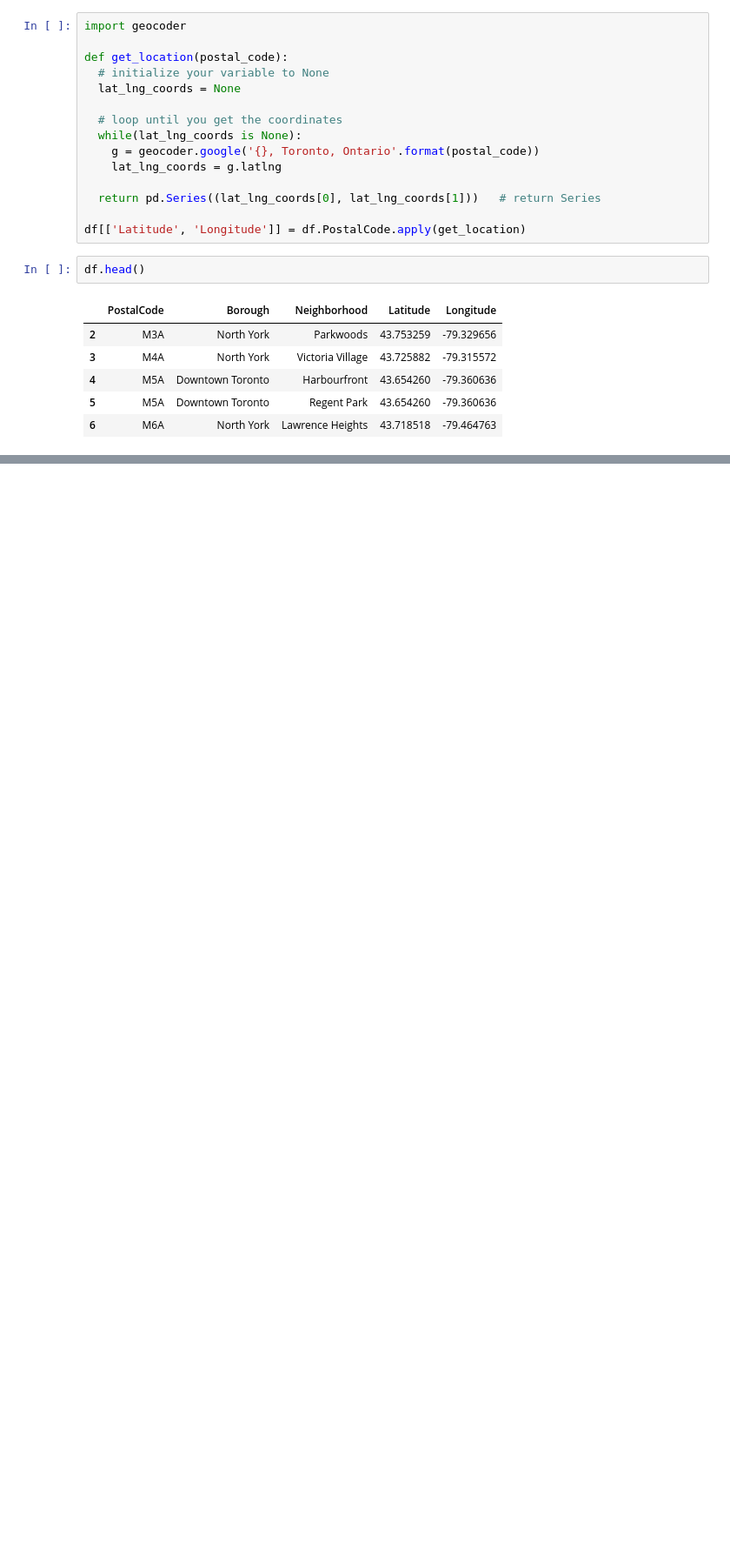
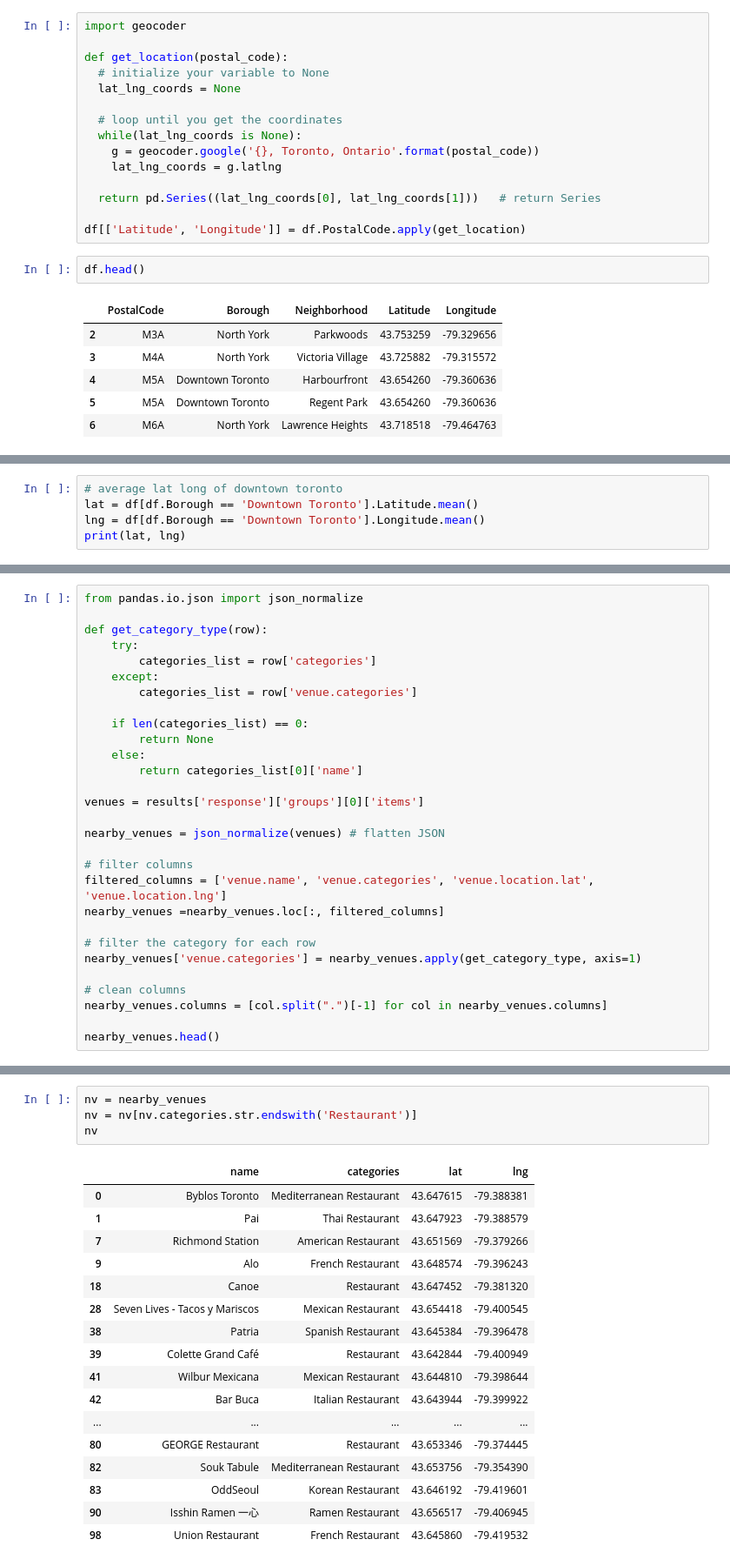
Before and after one commit to uuriter/capstone, a Jupyter notebook: Capstone.ipynb, the cells around one changed output, grey strips where cells are left out. Shown: that part at 87% size. Saved outputs shown, nothing was run; the diff lists cells and outputs as text; blank space fills up the shorter version.

```diff
--- a/Capstone.ipynb
+++ b/Capstone.ipynb
@@ -139,0 +132,5 @@ df.head()
+# %%
+# average lat long of downtown toronto
+lat = df[df.Borough == 'Downtown Toronto'].Latitude.mean()
+lng = df[df.Borough == 'Downtown Toronto'].Longitude.mean()
+print(lat, lng)
@@ -139,0 +159,29 @@ df.head()
+# %%
+from pandas.io.json import json_normalize
+
+def get_category_type(row):
+    try:
+        categories_list = row['categories']
+    except:
+        categories_list = row['venue.categories']
+
+    if len(categories_list) == 0:
+        return None
+    else:
+        return categories_list[0]['name']
+
+venues = results['response']['groups'][0]['items']
+
+nearby_venues = json_normalize(venues) # flatten JSON
+
+# filter columns
+filtered_columns = ['venue.name', 'venue.categories', 'venue.location.lat', 'venue.location.lng']
+nearby_venues =nearby_venues.loc[:, filtered_columns]
+
+# filter the category for each row
+nearby_venues['venue.categories'] = nearby_venues.apply(get_category_type, axis=1)
+
+# clean columns
+nearby_venues.columns = [col.split(".")[-1] for col in nearby_venues.columns]
+
+nearby_venues.head()
@@ -139,0 +195,22 @@ df.head()
+# %%
+nv = nearby_venues
+nv = nv[nv.categories.str.endswith('Restaurant')]
+nv
+# %% [output]
+|  | name | categories | lat | lng |
+| 0 | Byblos Toronto | Mediterranean Restaurant | 43.647615 | -79.388381 |
+| 1 | Pai | Thai Restaurant | 43.647923 | -79.388579 |
+| 7 | Richmond Station | American Restaurant | 43.651569 | -79.379266 |
+| 9 | Alo | French Restaurant | 43.648574 | -79.396243 |
+| 18 | Canoe | Restaurant | 43.647452 | -79.381320 |
+| 28 | Seven Lives - Tacos y Mariscos | Mexican Restaurant | 43.654418 | -79.400545 |
+| 38 | Patria | Spanish Restaurant | 43.645384 | -79.396478 |
+| 39 | Colette Grand Café | Restaurant | 43.642844 | -79.400949 |
+| 41 | Wilbur Mexicana | Mexican Restaurant | 43.644810 | -79.398644 |
+| 42 | Bar Buca | Italian Restaurant | 43.643944 | -79.399922 |
+| ... | ... | ... | ... | ... |
+| 80 | GEORGE Restaurant | Restaurant | 43.653346 | -79.374445 |
+| 82 | Souk Tabule | Mediterranean Restaurant | 43.653756 | -79.354390 |
+| 83 | OddSeoul | Korean Restaurant | 43.646192 | -79.419601 |
+| 90 | Isshin Ramen 一心 | Ramen Restaurant | 43.656517 | -79.406945 |
+| 98 | Union Restaurant | French Restaurant | 43.645860 | -79.419532 |
```
Also changed, not shown: parts of 16 cells of this notebook.
